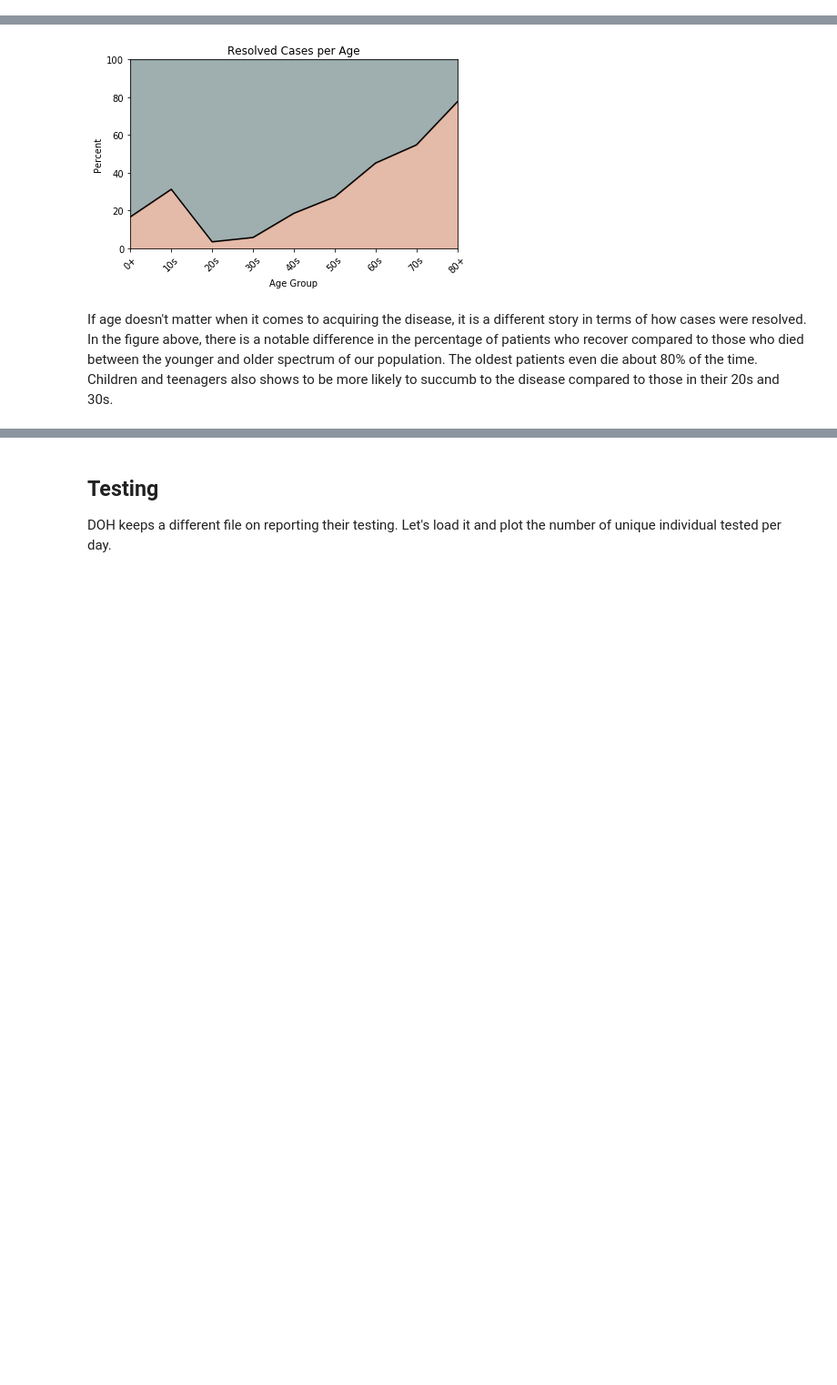
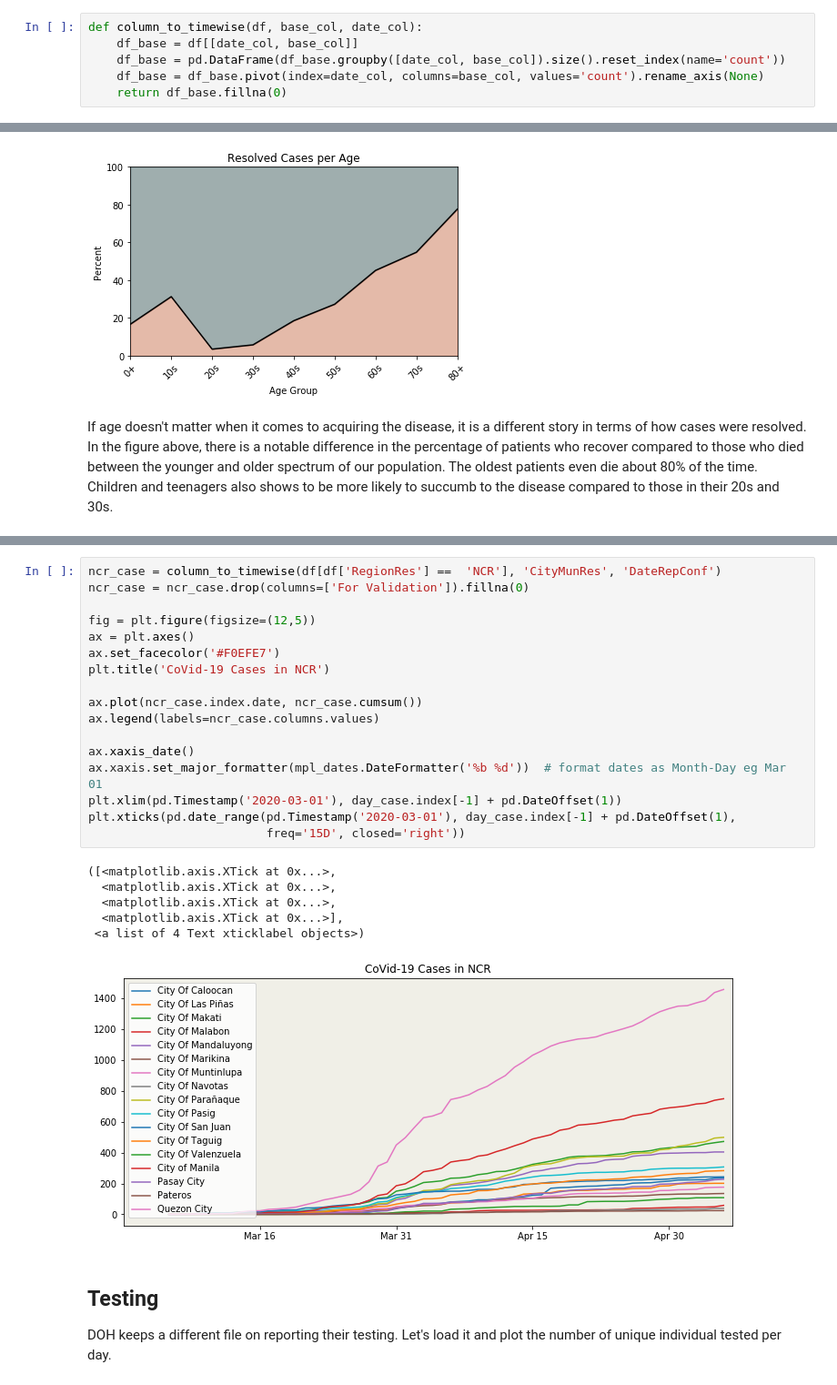
Before and after one commit to jpcajanding/Covid-19-Visualizations, a Jupyter notebook: philippines_charts.ipynb, the cells around one changed output, grey strips where cells are left out. Shown at 91% size. Drawn from its saved outputs; the diff is of its cells as text; blank space fills up the shorter version.

```diff
--- a/philippines_charts.ipynb
+++ b/philippines_charts.ipynb
@@ -293,4 +273,10 @@ plt.legend()
 [figure]
 # %% [markdown]
 The graph shows the distribution of cases per decade of age. It tallies with the mean, median and mode we got above. It can be seen that although most the cases are spread at the ages 20 to 70, the top two age group are those in 20s and 30s. Let's look closer at the timeframes on when these cases happened relative to each other.
+# %%
+def column_to_timewise(df, base_col, date_col):
+    df_base = df[[date_col, base_col]]
+    df_base = pd.DataFrame(df_base.groupby([date_col, base_col]).size().reset_index(name='count'))
+    df_base = df_base.pivot(index=date_col, columns=base_col, values='count').rename_axis(None)
+    return df_base.fillna(0)
 # %%
@@ -346,3 +453,27 @@ If age doesn't matter when it comes to acquiring the disease, it is a different
+# %%
+ncr_case = column_to_timewise(df[df['RegionRes'] ==  'NCR'], 'CityMunRes', 'DateRepConf')
+ncr_case = ncr_case.drop(columns=['For Validation']).fillna(0)
+
+fig = plt.figure(figsize=(12,5))
+ax = plt.axes()
+ax.set_facecolor('#F0EFE7')
+plt.title('CoVid-19 Cases in NCR')
+
+ax.plot(ncr_case.index.date, ncr_case.cumsum())
+ax.legend(labels=ncr_case.columns.values)
+
+ax.xaxis_date()
+ax.xaxis.set_major_formatter(mpl_dates.DateFormatter('%b %d'))  # format dates as Month-Day eg Mar 01
+plt.xlim(pd.Timestamp('2020-03-01'), day_case.index[-1] + pd.DateOffset(1))
+plt.xticks(pd.date_range(pd.Timestamp('2020-03-01'), day_case.index[-1] + pd.DateOffset(1),
+                         freq='15D', closed='right'))
+# %% [output]
+([<matplotlib.axis.XTick at 0x...>,
+  <matplotlib.axis.XTick at 0x...>,
+  <matplotlib.axis.XTick at 0x...>,
+  <matplotlib.axis.XTick at 0x...>],
+ <a list of 4 Text xticklabel objects>)
+[figure, added]
 # %% [markdown]
 ## Testing
 
```
Also changed, not shown: parts of 11 cells of this notebook, 1 other file.
